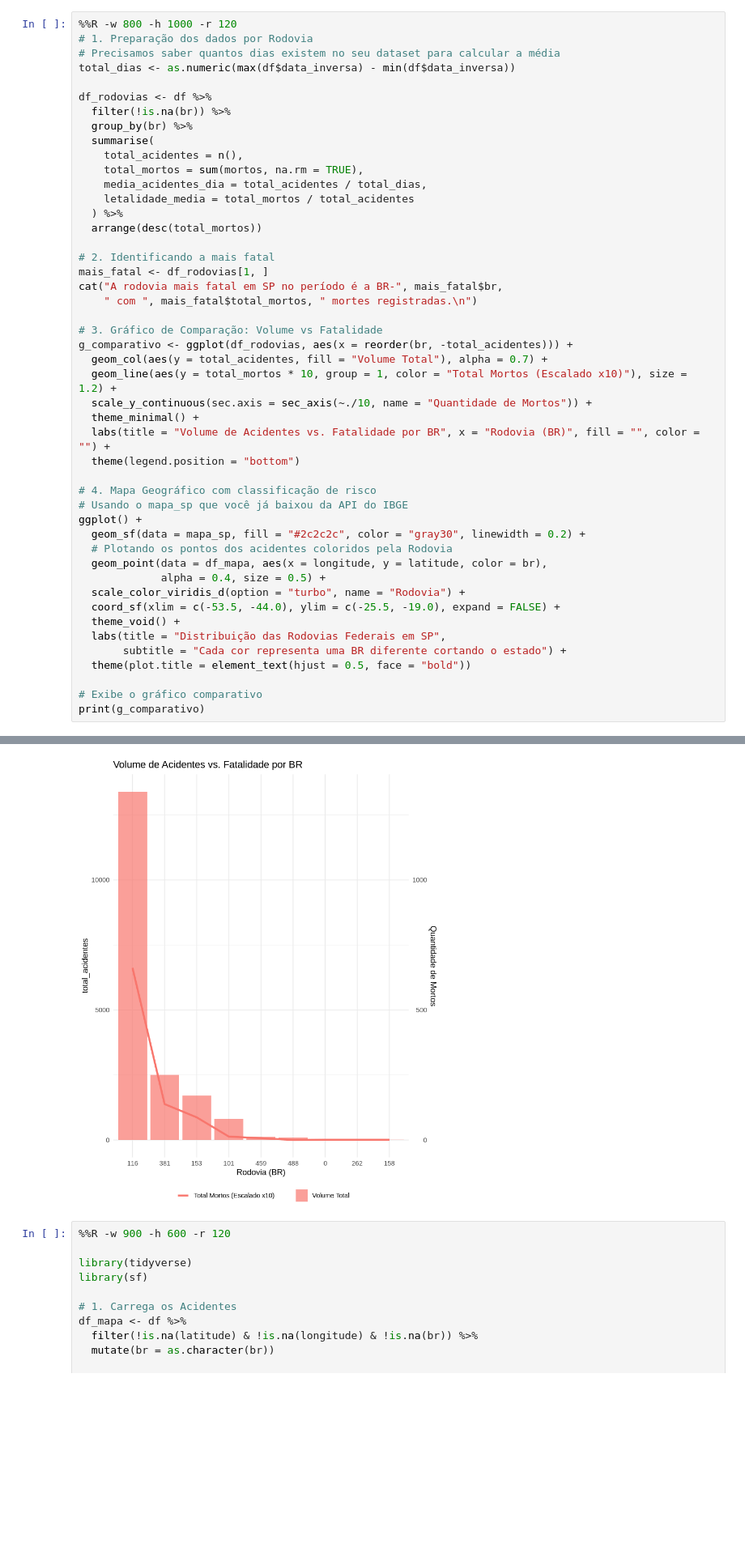
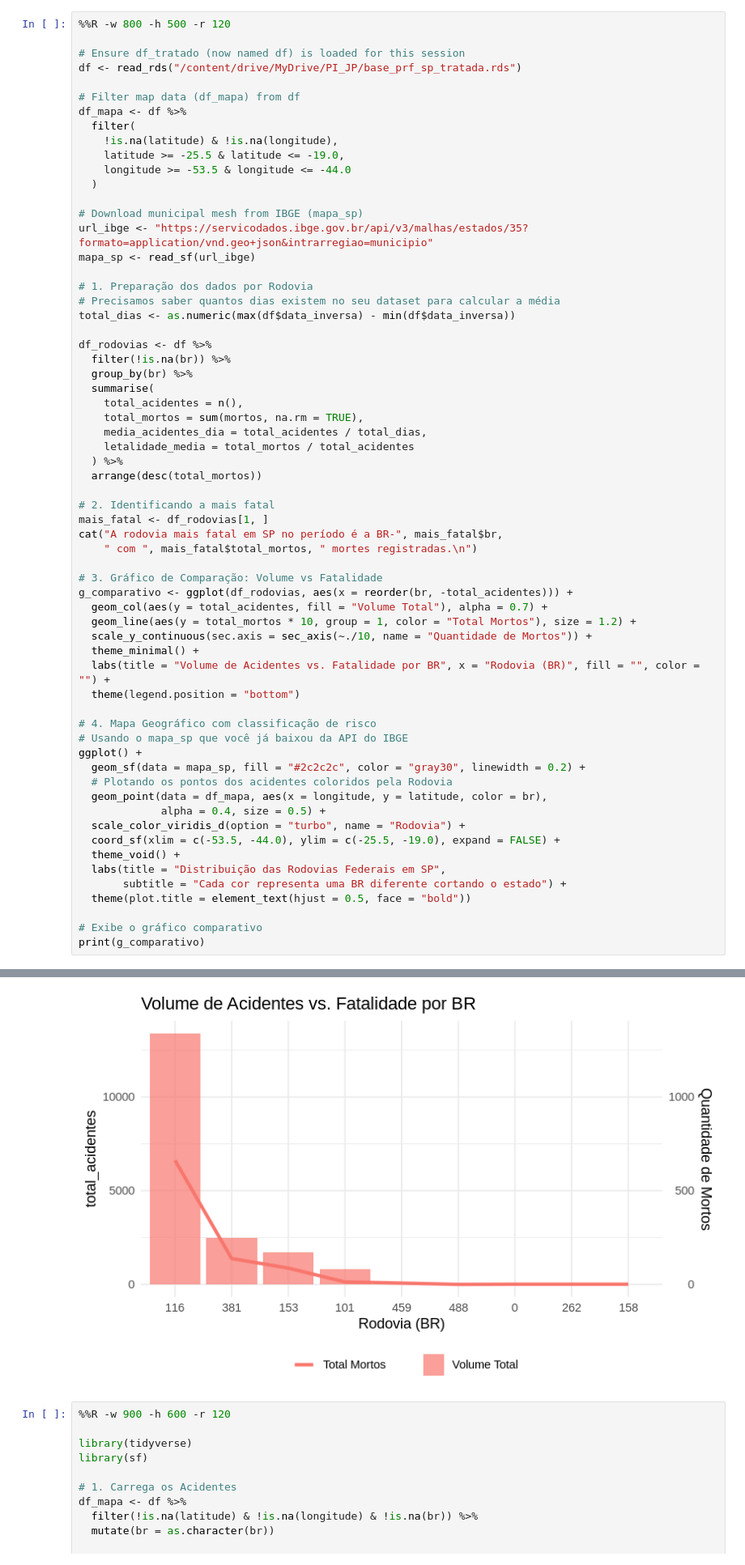
Before and after one commit to RCDS13/PI-JP-4SEM, a Jupyter notebook: analise-estatistica-transito.ipynb, the cells around one changed output, grey strips where cells are left out. Shown at 81% size. Saved outputs shown, nothing was run; the diff lists cells and outputs as text; blank space fills up the shorter version.

```diff
--- a/analise-estatistica-transito.ipynb
+++ b/analise-estatistica-transito.ipynb
@@ -327,5 +318,21 @@ print(painel_final)
 # %%
-%%R -w 800 -h 1000 -r 120
+%%R -w 800 -h 500 -r 120
+
+# Ensure df_tratado (now named df) is loaded for this session
+df <- read_rds("/content/drive/MyDrive/PI_JP/base_prf_sp_tratada.rds")
+
+# Filter map data (df_mapa) from df
+df_mapa <- df %>%
+  filter(
+    !is.na(latitude) & !is.na(longitude),
+    latitude >= -25.5 & latitude <= -19.0,
+    longitude >= -53.5 & longitude <= -44.0
+  )
+
+# Download municipal mesh from IBGE (mapa_sp)
+url_ibge <- "https://servicodados.ibge.gov.br/api/v3/malhas/estados/35?formato=application/vnd.geo+json&intrarregiao=municipio"
+mapa_sp <- read_sf(url_ibge)
+
 # 1. Preparação dos dados por Rodovia
 # Precisamos saber quantos dias existem no seu dataset para calcular a média
 total_dias <- as.numeric(max(df$data_inversa) - min(df$data_inversa))
@@ -349,7 +356,7 @@ cat("A rodovia mais fatal em SP no período é a BR-", mais_fatal$br,
 # 3. Gráfico de Comparação: Volume vs Fatalidade
 g_comparativo <- ggplot(df_rodovias, aes(x = reorder(br, -total_acidentes))) +
   geom_col(aes(y = total_acidentes, fill = "Volume Total"), alpha = 0.7) +
-  geom_line(aes(y = total_mortos * 10, group = 1, color = "Total Mortos (Escalado x10)"), size = 1.2) +
+  geom_line(aes(y = total_mortos * 10, group = 1, color = "Total Mortos"), size = 1.2) +
   scale_y_continuous(sec.axis = sec_axis(~./10, name = "Quantidade de Mortos")) +
   theme_minimal() +
   labs(title = "Volume de Acidentes vs. Fatalidade por BR", x = "Rodovia (BR)", fill = "", color = "") +
@@ -382,4 +383,4 @@ generated.
-[figure, old version]
+[figure, new version]
 # %%
 %%R -w 900 -h 600 -r 120
 
```
Also changed, not shown: parts of 15 cells of this notebook.
